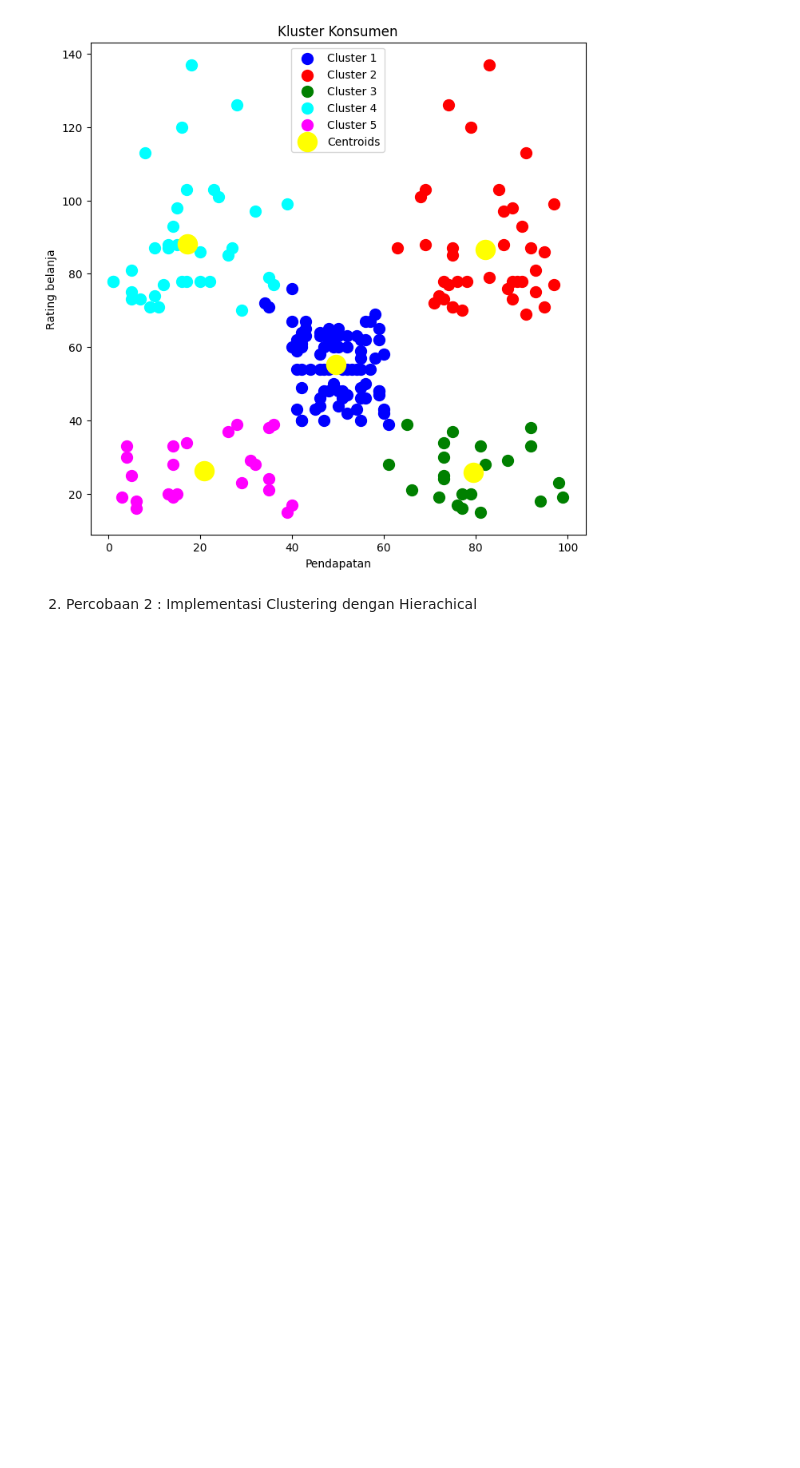
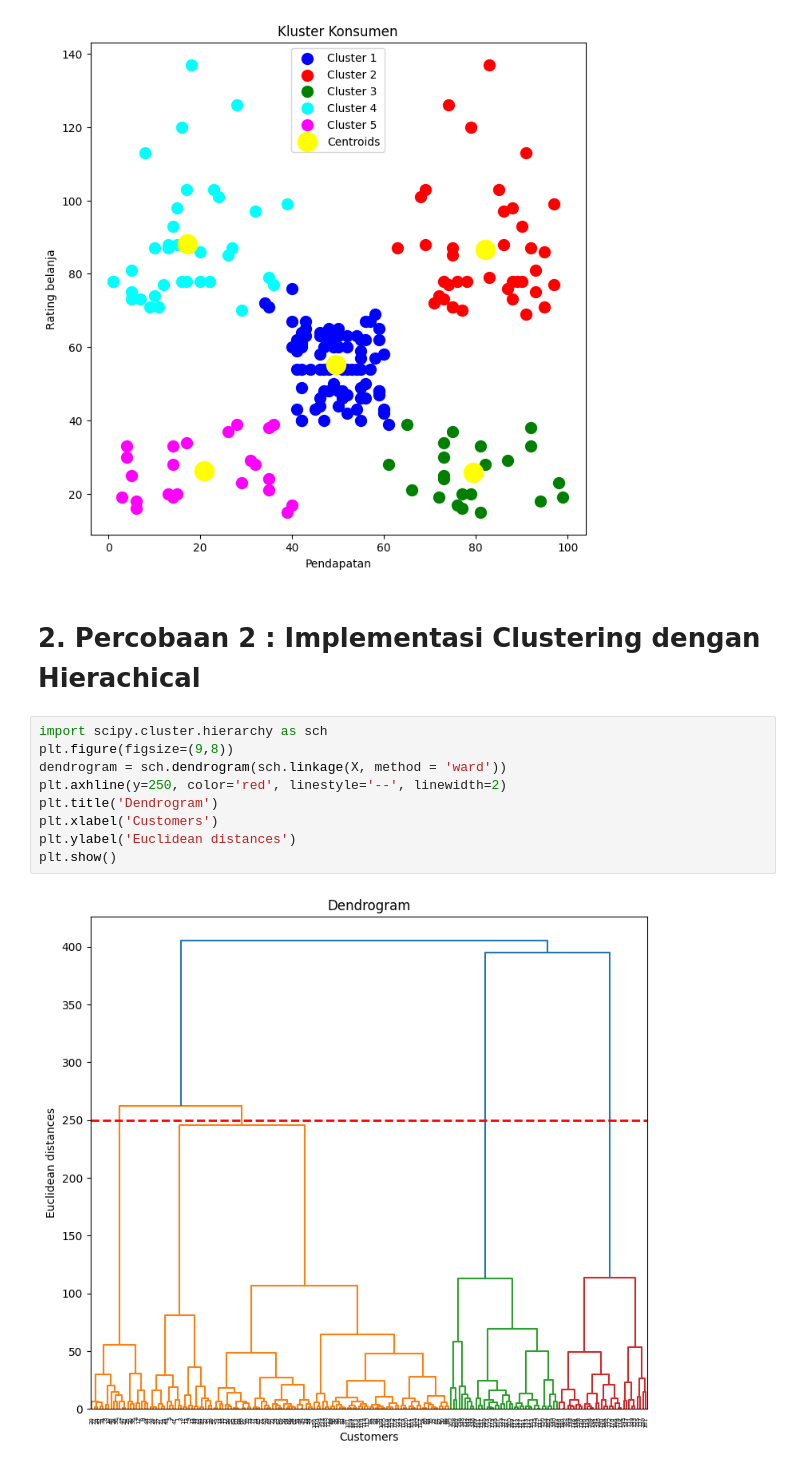
Before and after one commit to ImNotDanish05/2025_KC_TI-1A, a Jupyter notebook: P10_Unsupervise_Learning - Clustering.ipynb, the cells around one changed output. Saved outputs shown, nothing was run; the diff lists cells and outputs as text; blank space fills up the shorter version.

```diff
--- a/P10_Unsupervise_Learning - Clustering.ipynb
+++ b/P10_Unsupervise_Learning - Clustering.ipynb
@@ -112,4 +112,15 @@ plt.show()
 # %% [output]
 [figure]
 # %% [markdown]
-2.	Percobaan 2 : Implementasi Clustering dengan Hierachical
+# **2.	Percobaan 2 : Implementasi Clustering dengan Hierachical**
+# %%
+import scipy.cluster.hierarchy as sch
+plt.figure(figsize=(9,8))
+dendrogram = sch.dendrogram(sch.linkage(X, method = 'ward'))
+plt.axhline(y=250, color='red', linestyle='--', linewidth=2)
+plt.title('Dendrogram')
+plt.xlabel('Customers')
+plt.ylabel('Euclidean distances')
+plt.show()
+# %% [output]
+[figure, added]
```
Also changed, not shown: parts of 5 cells of this notebook.
